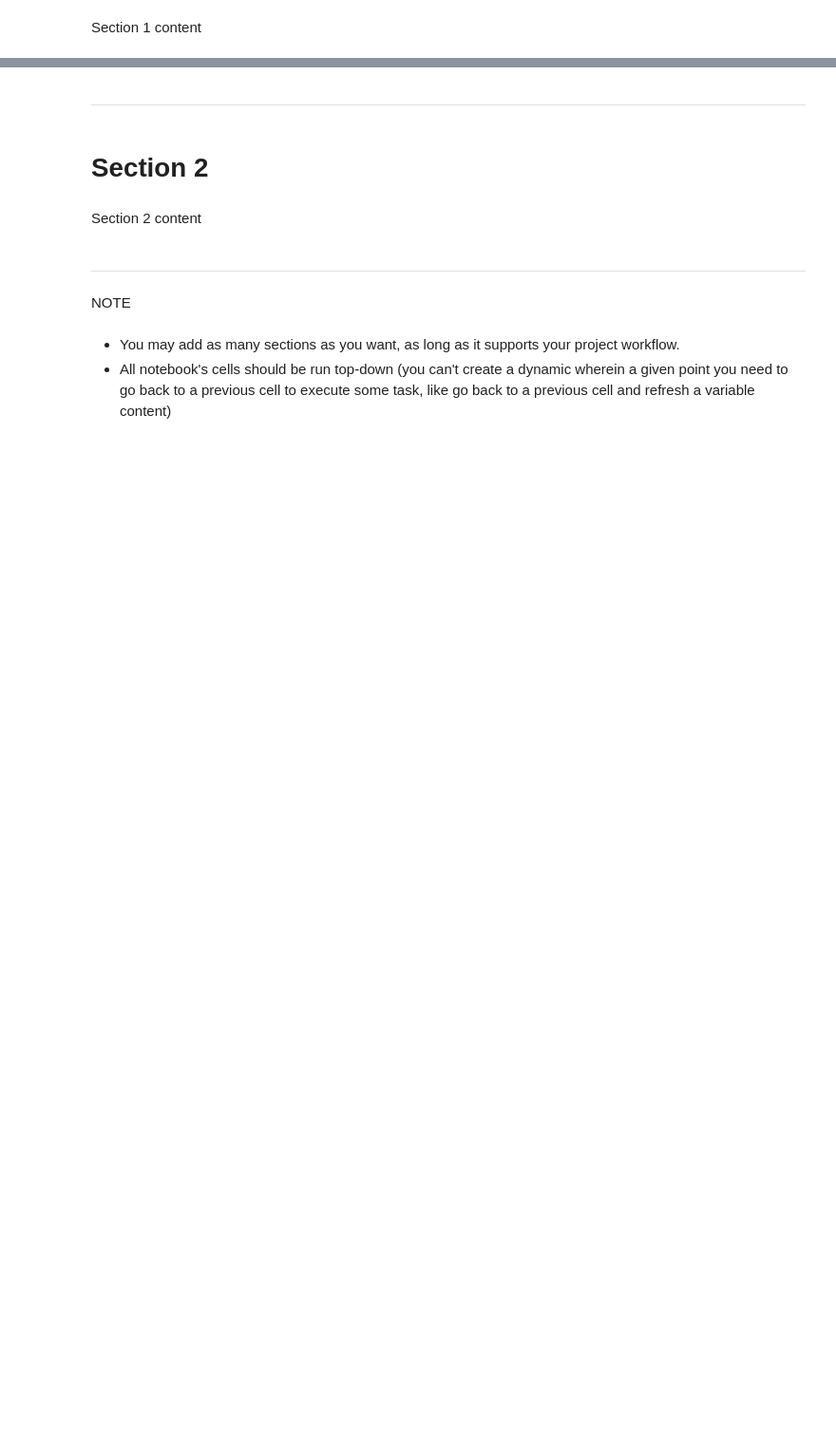
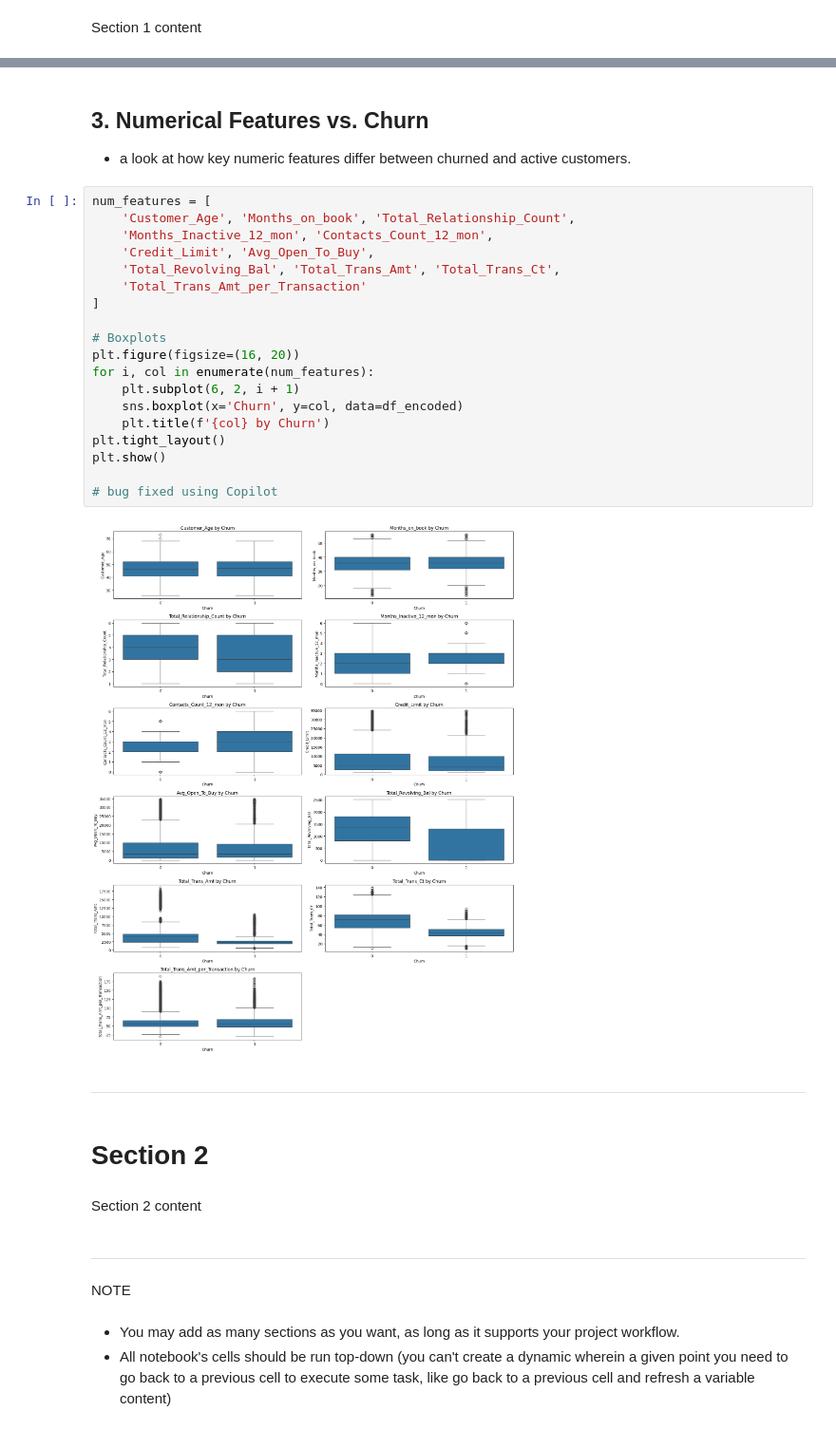
Before and after one commit to Vestibles/Credit_Card_Customer_Churn_Analysis, a Jupyter notebook: jupyter_notebooks/Exploratory_Data_ Analysis.ipynb, the cells around one changed output, grey strips where cells are left out. Shown at 95% size. Drawn from its saved outputs; the diff is of its cells as text; blank space fills up the shorter version.

```diff
--- a/jupyter_notebooks/Exploratory_Data_ Analysis.ipynb
+++ b/jupyter_notebooks/Exploratory_Data_ Analysis.ipynb
@@ -64,3 +81,28 @@ Section 1 content
+# %% [markdown]
+## 3. Numerical Features vs. Churn
+
+- a look at how key numeric features differ between churned and active customers.
+# %%
+num_features = [
+    'Customer_Age', 'Months_on_book', 'Total_Relationship_Count',
+    'Months_Inactive_12_mon', 'Contacts_Count_12_mon',
+    'Credit_Limit', 'Avg_Open_To_Buy',
+    'Total_Revolving_Bal', 'Total_Trans_Amt', 'Total_Trans_Ct',
+    'Total_Trans_Amt_per_Transaction'
+]
+
+# Boxplots
+plt.figure(figsize=(16, 20))
+for i, col in enumerate(num_features):
+    plt.subplot(6, 2, i + 1)
+    sns.boxplot(x='Churn', y=col, data=df_encoded)
+    plt.title(f'{col} by Churn')
+plt.tight_layout()
+plt.show()
+
+# bug fixed using Copilot
+# %% [output]
+[figure, added]
 # %% [markdown]
 ---
 # %% [markdown]
```
Also changed, not shown: parts of 4 cells of this notebook, 1 other file.
